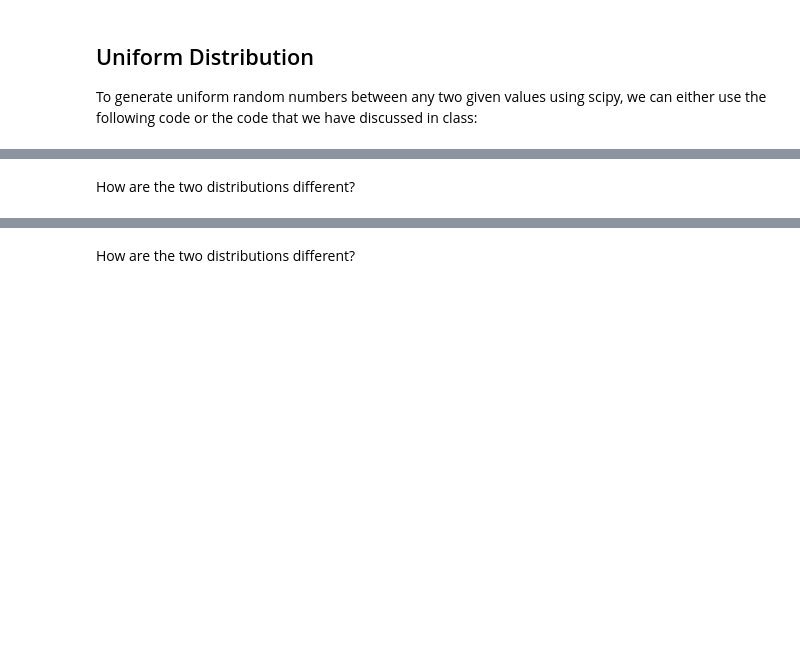
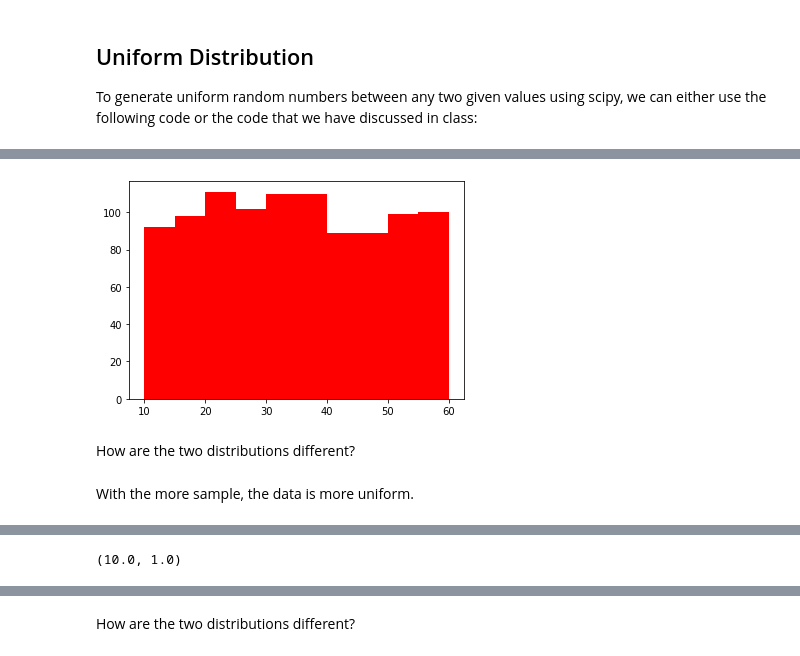
Before and after one commit to Ironhack-Data-Madrid-Enero-2021/lab-continuous-probability-distribution, a Jupyter notebook: your-code/main.ipynb, the cells around one changed output, grey strips where cells are left out. Drawn from its saved outputs; the diff is of its cells as text; code cells hidden in the pictures; blank space fills up the shorter version.

```diff
--- a/your-code/main.ipynb
+++ b/your-code/main.ipynb
@@ -48,0 +67,4 @@ Your output should look like below:
+# %%
+p2 = plt.hist(x = distribution_2,bins = 10,color = "red")
+# %% [output]
+[figure, added]
@@ -53,3 +75,5 @@ How are the two distributions different?
+# %% [markdown]
+With the more sample, the data is more uniform.
 # %% [markdown]
 ## Normal Distribution
 
@@ -65,0 +93,5 @@ Expected output:
+# %%
+my_normal = norm(loc=10, scale=1)
+my_normal.mean(),my_normal.std()
+# %% [output]
+(10.0, 1.0)
```
Also changed, not shown: parts of 35 cells of this notebook.
